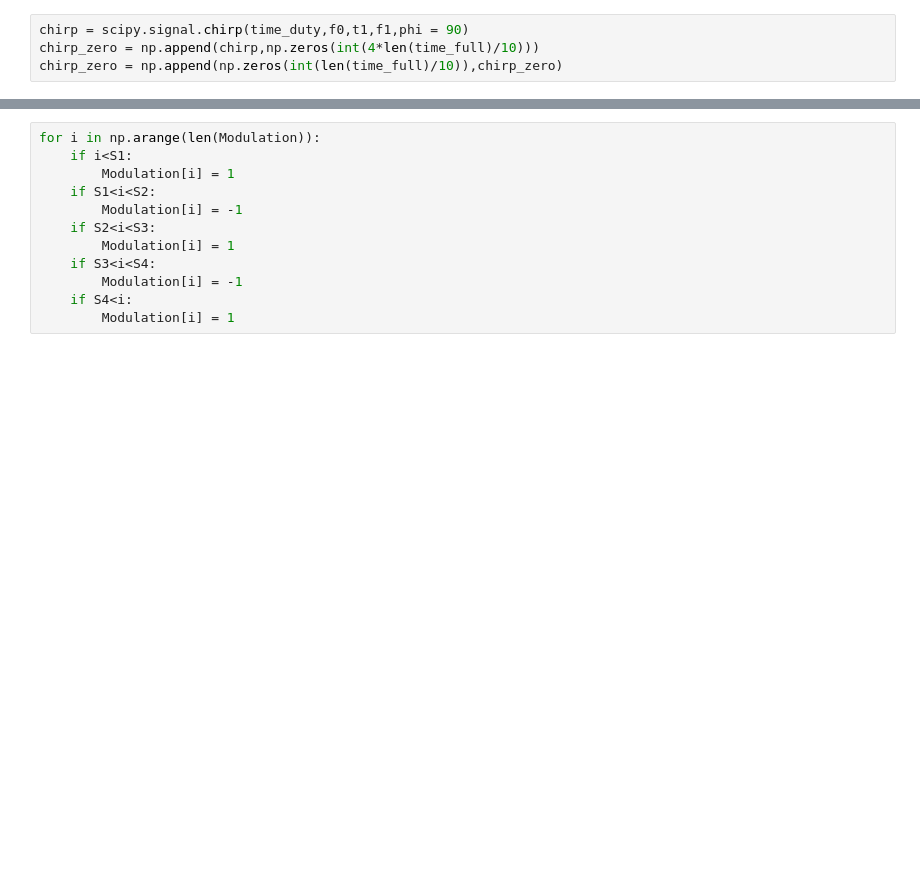
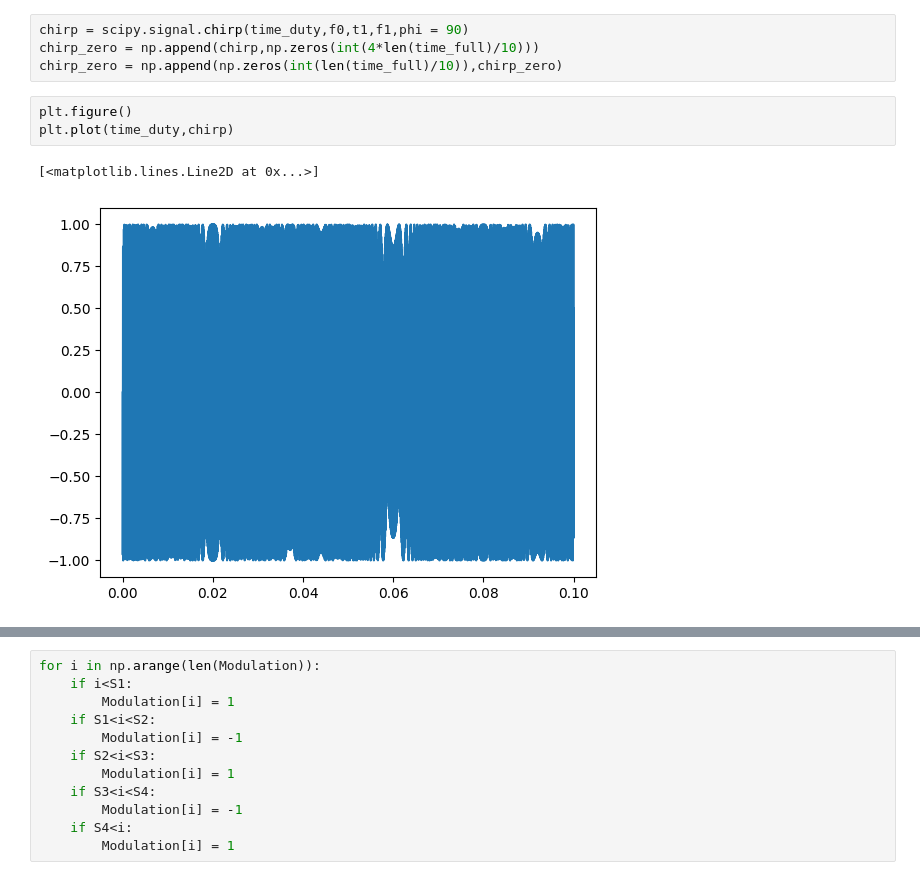
Before and after one commit to green-aus/SIO-Acoustics-Bootcamp-2025, a Jupyter notebook: FinalWavFileGeneration.ipynb, the cells around one changed output, grey strips where cells are left out. Saved outputs shown, nothing was run; the diff lists cells and outputs as text; blank space fills up the shorter version.

```diff
--- a/FinalWavFileGeneration.ipynb
+++ b/FinalWavFileGeneration.ipynb
@@ -22,6 +21,12 @@ len(time_full),len(time_duty)
 chirp = scipy.signal.chirp(time_duty,f0,t1,f1,phi = 90)
 chirp_zero = np.append(chirp,np.zeros(int(4*len(time_full)/10)))
 chirp_zero = np.append(np.zeros(int(len(time_full)/10)),chirp_zero)
+# %%
+plt.figure()
+plt.plot(time_duty,chirp)
+# %% [output]
+[<matplotlib.lines.Line2D at 0x...>]
+[figure, added]
 # %%
 plt.figure()
 plt.plot(time_full,chirp_zero)
```
Also changed, not shown: parts of 7 cells of this notebook.
